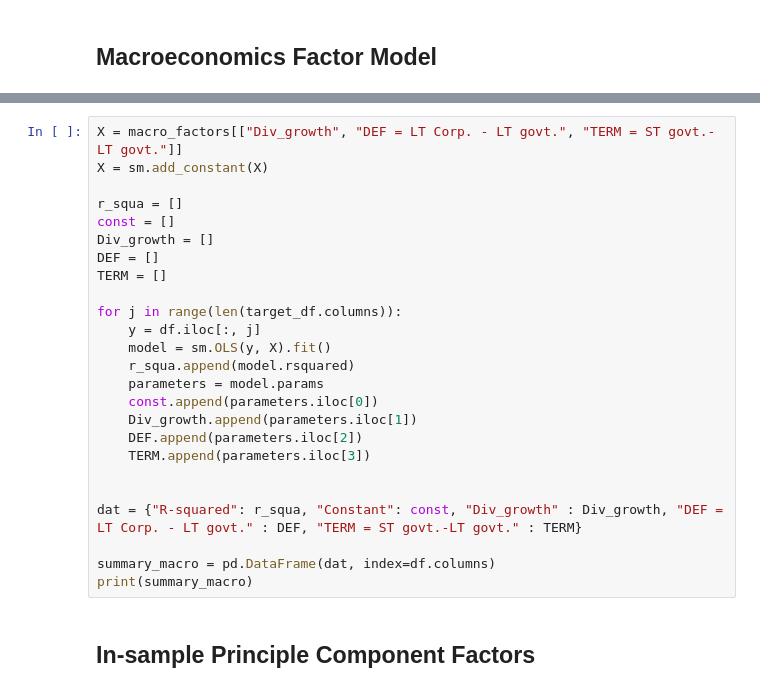
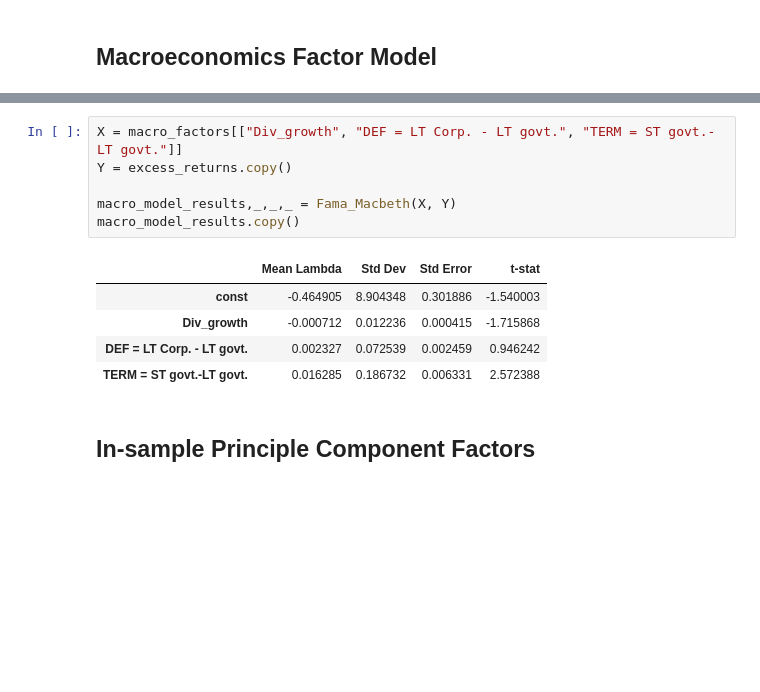
Before and after one commit to Hemasrikar/Financial-Statistics-and-Econometrics, a Jupyter notebook: asset_pricing_tests.ipynb, the cells around one changed output, grey strips where cells are left out. Saved outputs shown, nothing was run; the diff lists cells and outputs as text; blank space fills up the shorter version.

```diff
--- a/asset_pricing_tests.ipynb
+++ b/asset_pricing_tests.ipynb
@@ -141,28 +184,15 @@ macro_factors.head()
 # %%
 X = macro_factors[["Div_growth", "DEF = LT Corp. - LT govt.", "TERM = ST govt.-LT govt."]]
-X = sm.add_constant(X)
+Y = excess_returns.copy()
 
-r_squa = []
-const = []
-Div_growth = []
-DEF = []
-TERM = []
-
-for j in range(len(target_df.columns)):
-    y = df.iloc[:, j]
-    model = sm.OLS(y, X).fit()
-    r_squa.append(model.rsquared)
-    parameters = model.params
-    const.append(parameters.iloc[0])
-    Div_growth.append(parameters.iloc[1])
-    DEF.append(parameters.iloc[2])
-    TERM.append(parameters.iloc[3])
-
-
-dat = {"R-squared": r_squa, "Constant": const, "Div_growth" : Div_growth, "DEF = LT Corp. - LT govt." : DEF, "TERM = ST govt.-LT govt." : TERM}
-
-summary_macro = pd.DataFrame(dat, index=df.columns)
-print(summary_macro)
+macro_model_results,_,_,_ = Fama_Macbeth(X, Y)
+macro_model_results.copy()
+# %% [output]
+|  | Mean Lambda | Std Dev | Std Error | t-stat |
+| const | -0.464905 | 8.904348 | 0.301886 | -1.540003 |
+| Div_growth | -0.000712 | 0.012236 | 0.000415 | -1.715868 |
+| DEF = LT Corp. - LT govt. | 0.002327 | 0.072539 | 0.002459 | 0.946242 |
+| TERM = ST govt.-LT govt. | 0.016285 | 0.186732 | 0.006331 | 2.572388 |
 # %% [markdown]
 ## In-sample Principle Component Factors
 # %%
```
Also changed, not shown: parts of 24 cells of this notebook.
